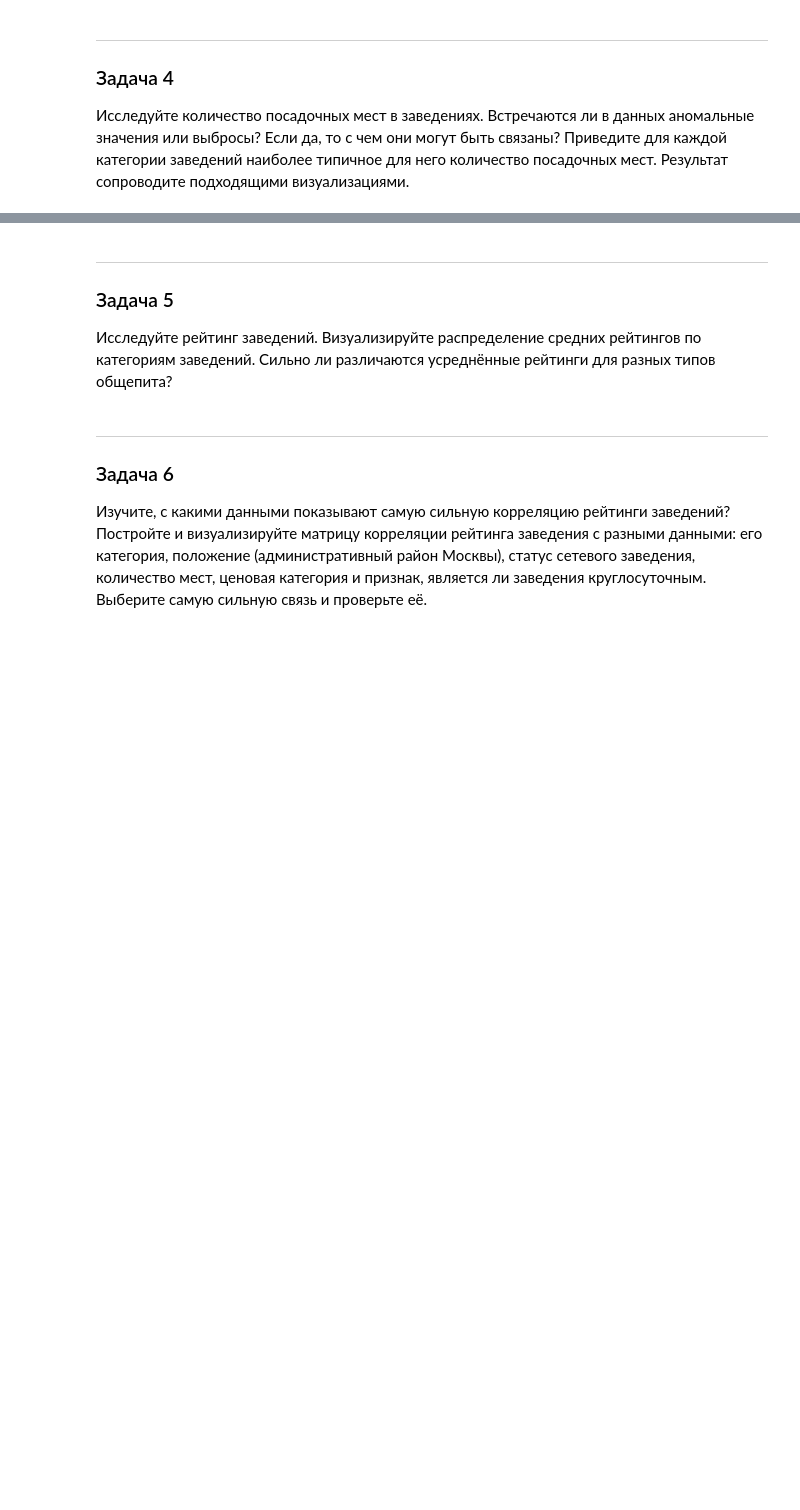
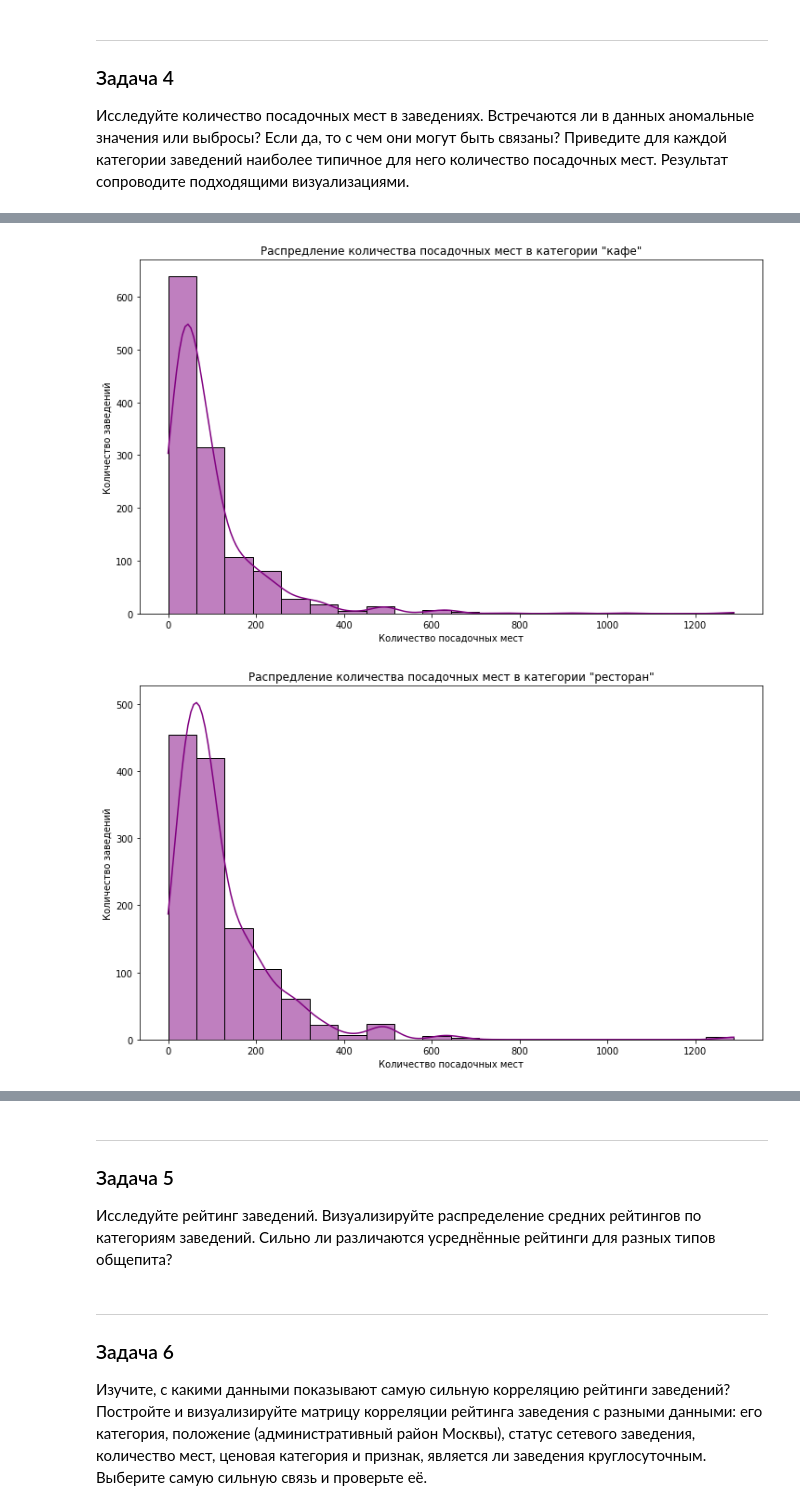
Before and after one commit to blbl-blbl/yandex_practicum_Data_Science_Course, a Jupyter notebook: Module_2_Python_Preprocessing/2. food sector analysis/food_sector_analysis.ipynb, the cells around one changed output, grey strips where cells are left out. Drawn from its saved outputs; the diff is of its cells as text; code cells hidden in the pictures; blank space fills up the shorter version.

```diff
--- a/Module_2_Python_Preprocessing/2. food sector analysis/food_sector_analysis.ipynb
+++ b/Module_2_Python_Preprocessing/2. food sector analysis/food_sector_analysis.ipynb
@@ -428,0 +454,13 @@ df_unstack.plot(kind='bar',
+# %%
+# Распределение количества посадочных мест для каждой категории (Все графики отдельно)
+for category in df['category'].unique():
+    plt.figure(figsize=(12, 7))
+    t_df = df[df['category'] == category]
+    sns.histplot(data=t_df, x='seats', kde=True, color='purple', bins=20)
+    plt.title(f'Распредление количества посадочных мест в категории "{category}"')
+    plt.xlabel('Количество посадочных мест')
+    plt.ylabel('Количество заведений')
+    plt.show()
+# %% [output]
+[figure, added]
+[figure, added]
```
Also changed, not shown: parts of 13 cells of this notebook.
